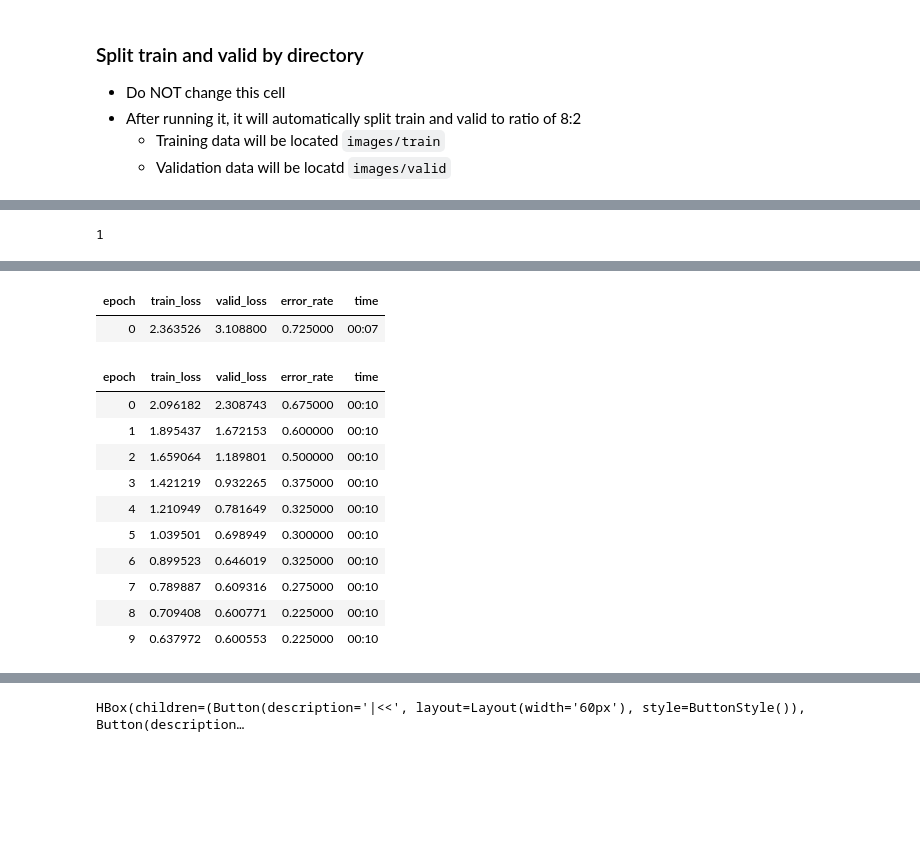
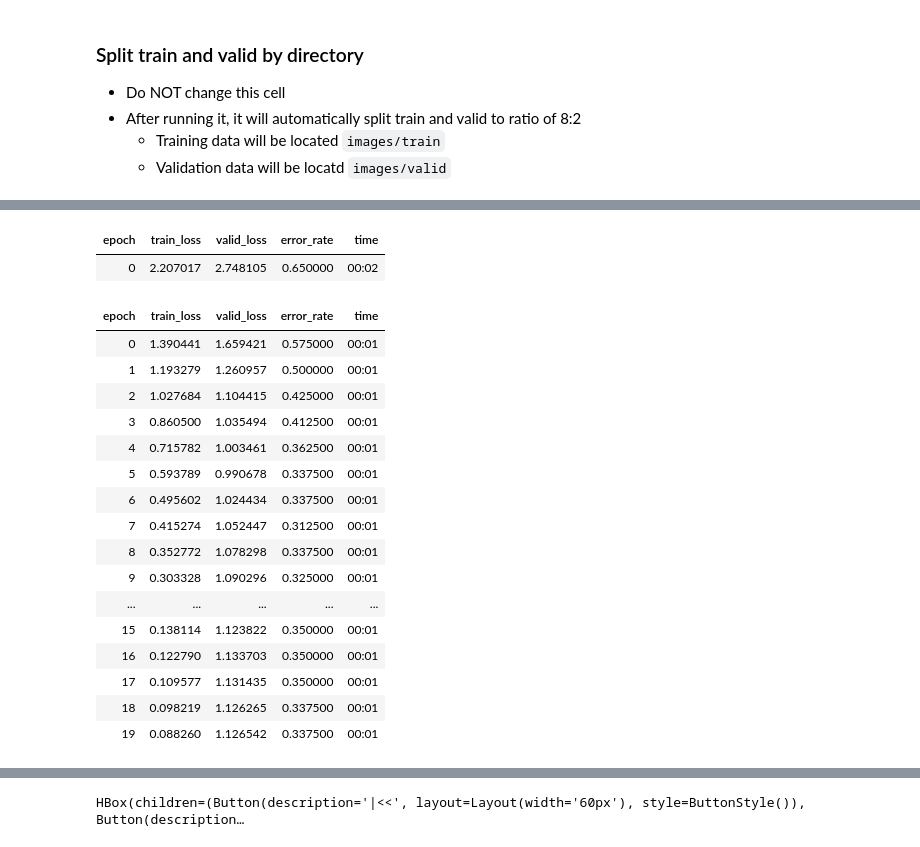
Before and after one commit to jdasam/data-ai, a Jupyter notebook: Data_&_AI_Coding_Assignment_1_Solution.ipynb, the cells around one changed output, grey strips where cells are left out. Saved outputs shown, nothing was run; the diff lists cells and outputs as text; code cells hidden in the pictures; blank space fills up the shorter version.

```diff
--- a/Data_&_AI_Coding_Assignment_1_Solution.ipynb
+++ b/Data_&_AI_Coding_Assignment_1_Solution.ipynb
@@ -117,8 +123,4 @@ dls.train.show_batch(max_n=40, ncols=5, unique=False)
-# %%
-len(dls.valid)
-# %% [output]
-1
 # %%
 learn = cnn_learner(dls, resnet18, metrics=error_rate)
-learn.fine_tune(10)
+learn.fine_tune(20)
 # %% [output]
@@ -126,13 +127,19 @@ Downloading: "https://download.pytorch.org/models/resnet18-f37072fd.pth" to /roo
 | epoch | train_loss | valid_loss | error_rate | time |
-| 0 | 2.363526 | 3.108800 | 0.725000 | 00:07 |
+| 0 | 2.207017 | 2.748105 | 0.650000 | 00:02 |
 | epoch | train_loss | valid_loss | error_rate | time |
-| 0 | 2.096182 | 2.308743 | 0.675000 | 00:10 |
-| 1 | 1.895437 | 1.672153 | 0.600000 | 00:10 |
-| 2 | 1.659064 | 1.189801 | 0.500000 | 00:10 |
-| 3 | 1.421219 | 0.932265 | 0.375000 | 00:10 |
-| 4 | 1.210949 | 0.781649 | 0.325000 | 00:10 |
-| 5 | 1.039501 | 0.698949 | 0.300000 | 00:10 |
-| 6 | 0.899523 | 0.646019 | 0.325000 | 00:10 |
-| 7 | 0.789887 | 0.609316 | 0.275000 | 00:10 |
-| 8 | 0.709408 | 0.600771 | 0.225000 | 00:10 |
-| 9 | 0.637972 | 0.600553 | 0.225000 | 00:10 |
+| 0 | 1.390441 | 1.659421 | 0.575000 | 00:01 |
+| 1 | 1.193279 | 1.260957 | 0.500000 | 00:01 |
+| 2 | 1.027684 | 1.104415 | 0.425000 | 00:01 |
+| 3 | 0.860500 | 1.035494 | 0.412500 | 00:01 |
+| 4 | 0.715782 | 1.003461 | 0.362500 | 00:01 |
+| 5 | 0.593789 | 0.990678 | 0.337500 | 00:01 |
+| 6 | 0.495602 | 1.024434 | 0.337500 | 00:01 |
+| 7 | 0.415274 | 1.052447 | 0.312500 | 00:01 |
+| 8 | 0.352772 | 1.078298 | 0.337500 | 00:01 |
+| 9 | 0.303328 | 1.090296 | 0.325000 | 00:01 |
+| ... | ... | ... | ... | ... |
+| 15 | 0.138114 | 1.123822 | 0.350000 | 00:01 |
+| 16 | 0.122790 | 1.133703 | 0.350000 | 00:01 |
+| 17 | 0.109577 | 1.131435 | 0.350000 | 00:01 |
+| 18 | 0.098219 | 1.126265 | 0.337500 | 00:01 |
+| 19 | 0.088260 | 1.126542 | 0.337500 | 00:01 |
```
Also changed, not shown: parts of 13 cells of this notebook, 1 other file.
